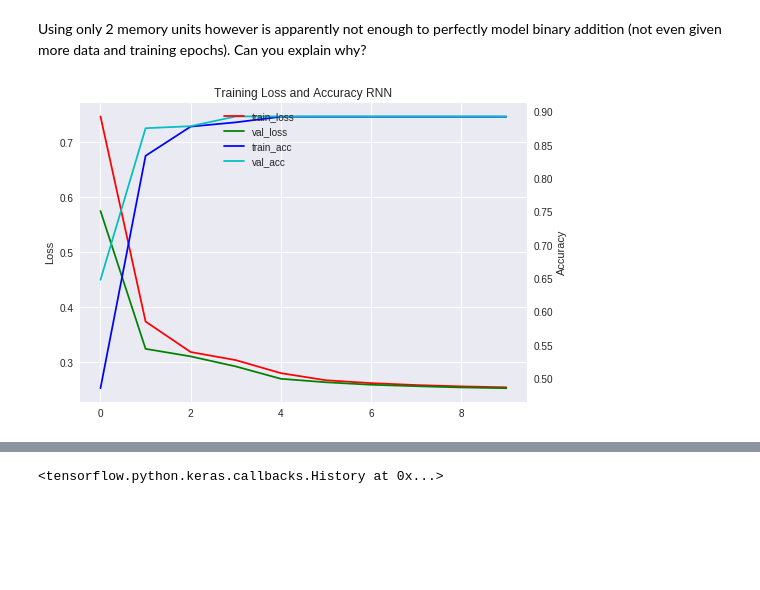
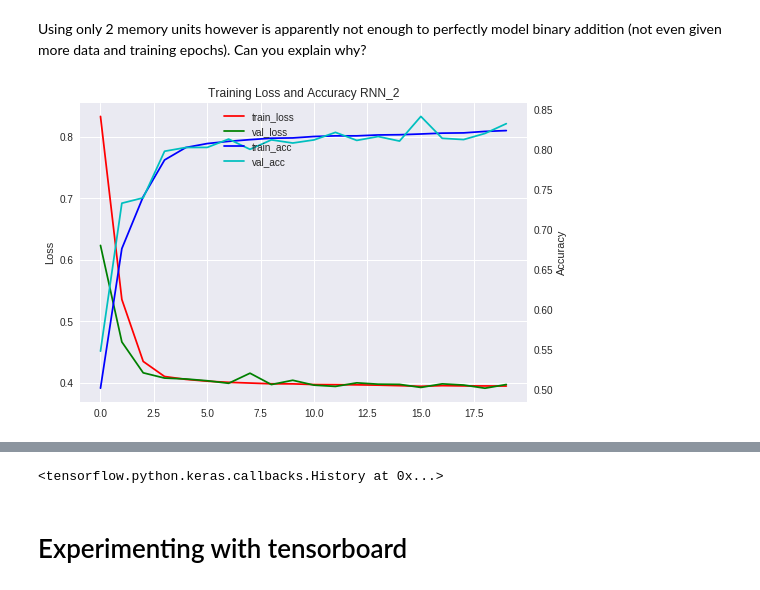
Before and after one commit to mordoron/Projects, a Jupyter notebook: nn_demo/Dense_Convolution_and_Recurrent_Neural_Networks.ipynb, the cells around one changed output, grey strips where cells are left out. Saved outputs shown, nothing was run; the diff lists cells and outputs as text; code cells hidden in the pictures; blank space fills up the shorter version.

```diff
--- a/nn_demo/Dense_Convolution_and_Recurrent_Neural_Networks.ipynb
+++ b/nn_demo/Dense_Convolution_and_Recurrent_Neural_Networks.ipynb
@@ -161,6 +159,6 @@ cnn_padding = keras.Sequential([
     Dense(M+1, activation='sigmoid', name="Output")
 ])
 # %%
-cnn_padding.compile(loss=keras.losses.BinaryCrossentropy(),metrics=['acc'])
+cnn_padding.compile(loss=tf.keras.losses.BinaryCrossentropy(),metrics=['acc'])
 cnn_padding.fit(X,Y,epochs=10,verbose=1,callbacks=[TrainingPlot('CNN Padding')],validation_data=(X_val,Y_val))
 # %% [output]
@@ -193,11 +199,11 @@ In our case, the input digits can be thought off as a time series dataset where
 ![rnn](rnn.png "rnn")
 # %%
 def RNN(units, M=M):
-    return keras.Sequential([
+    return tf.keras.Sequential([
         Input(shape=(M+1,2), name='Input'),
-        SimpleRNN(units=units, return_sequences=True, name='RNN'),
-        TimeDistributed(Dense(1), name='Output')
-    ], name=f"RNN_{M}")
+        SimpleRNN(units=units, use_bias=True, return_sequences=True, name='RNN'),
+        TimeDistributed(Dense(1, use_bias=True), name='Output')
+    ], name=f"RNN_{M}_{units}")
 # %% [markdown]
 We can see that the network architecture is completely independent of M, the number of digits in our input:
 # %%
@@ -226,6 +232,6 @@ None
 With this simple RNN architecture we can perfectly model both training and validation sets using a model with only 141 trainable parameters:
 # %%
 rnn = RNN(10)
-rnn.compile(loss=keras.losses.BinaryCrossentropy(),metrics=['acc'])
-rnn.fit(X,Y,epochs=5,verbose=1,callbacks=[TrainingPlot('RNN')],validation_data=(X_val,Y_val))
+rnn.compile(loss=tf.keras.losses.BinaryCrossentropy(),metrics=['acc'])
+rnn.fit(X,Y,epochs=5,verbose=1,callbacks=[TrainingPlot('RNN_10')],validation_data=(X_val,Y_val))
 # %% [output]
@@ -251,6 +256,7 @@ Trainable params: 22
 Non-trainable params: 0
 _________________________________________________________________
 # %%
-rnn_3.compile(loss=keras.losses.BinaryCrossentropy(),metrics=['acc'])
-rnn_3.fit(X,Y,epochs=5,verbose=1,callbacks=[TrainingPlot('RNN')],validation_data=(X_val,Y_val))
+rnn_3 = RNN(3)
+rnn_3.compile(loss=tf.keras.losses.BinaryCrossentropy(),metrics=['acc'])
+rnn_3.fit(X,Y,epochs=7,verbose=1,callbacks=[TrainingPlot('RNN_3')],validation_data=(X_val,Y_val))
 # %% [output]
@@ -261,7 +267,7 @@ rnn_3.fit(X,Y,epochs=5,verbose=1,callbacks=[TrainingPlot('RNN')],validation_data
 Using only 2 memory units however is apparently not enough to perfectly model binary addition (not even given more data and training epochs). Can you explain why?
 # %%
 rnn_2 = RNN(2)
-rnn_2.compile(loss=keras.losses.BinaryCrossentropy(),metrics=['acc'])
-rnn_2.fit(X,Y,epochs=10,verbose=1,callbacks=[TrainingPlot('RNN')],validation_data=(X_val,Y_val))
+rnn_2.compile(loss=tf.keras.losses.BinaryCrossentropy(),metrics=['acc'])
+rnn_2.fit(X,Y,epochs=20,verbose=1,callbacks=[TrainingPlot('RNN_2')],validation_data=(X_val,Y_val))
 # %% [output]
-[figure, old version]
+[figure, new version]
@@ -269 +275,3 @@ rnn_2.fit(X,Y,epochs=10,verbose=1,callbacks=[TrainingPlot('RNN')],validation_dat
 <tensorflow.python.keras.callbacks.History at 0x...>
+# %% [markdown]
+# Experimenting with tensorboard
```
Also changed, not shown: parts of 17 cells of this notebook.
